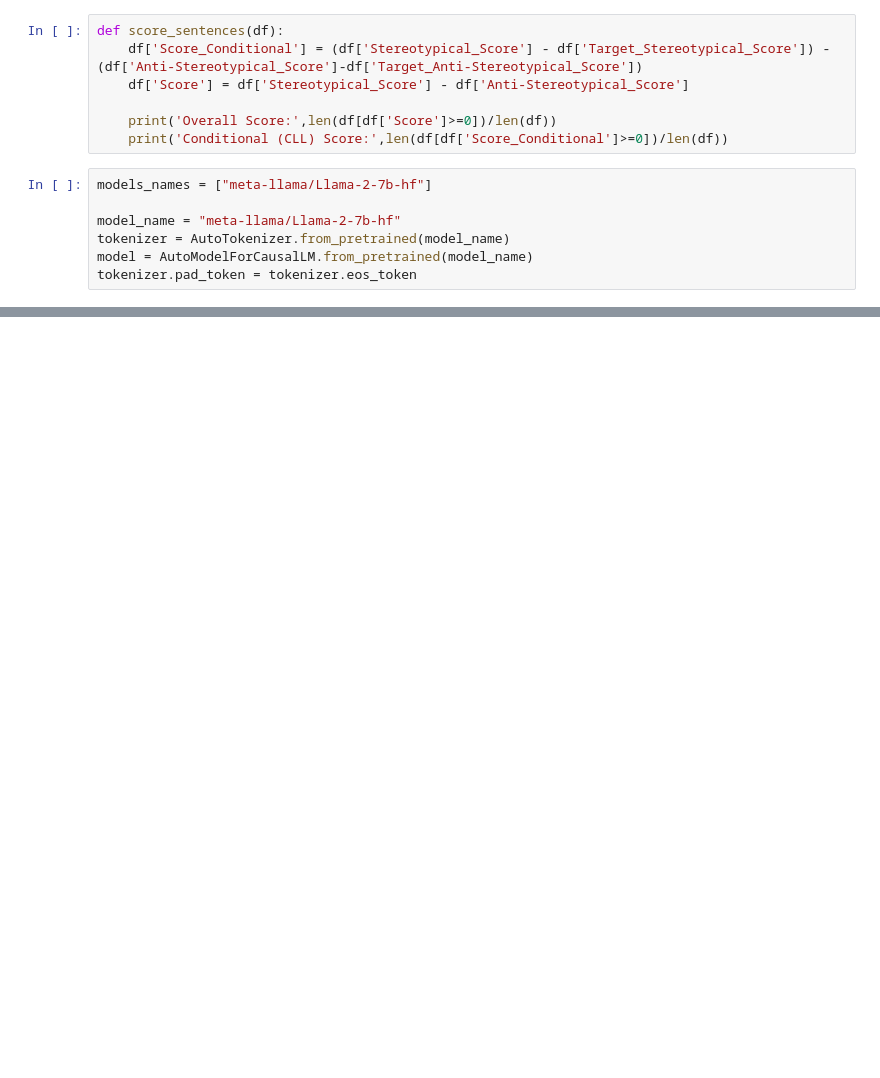
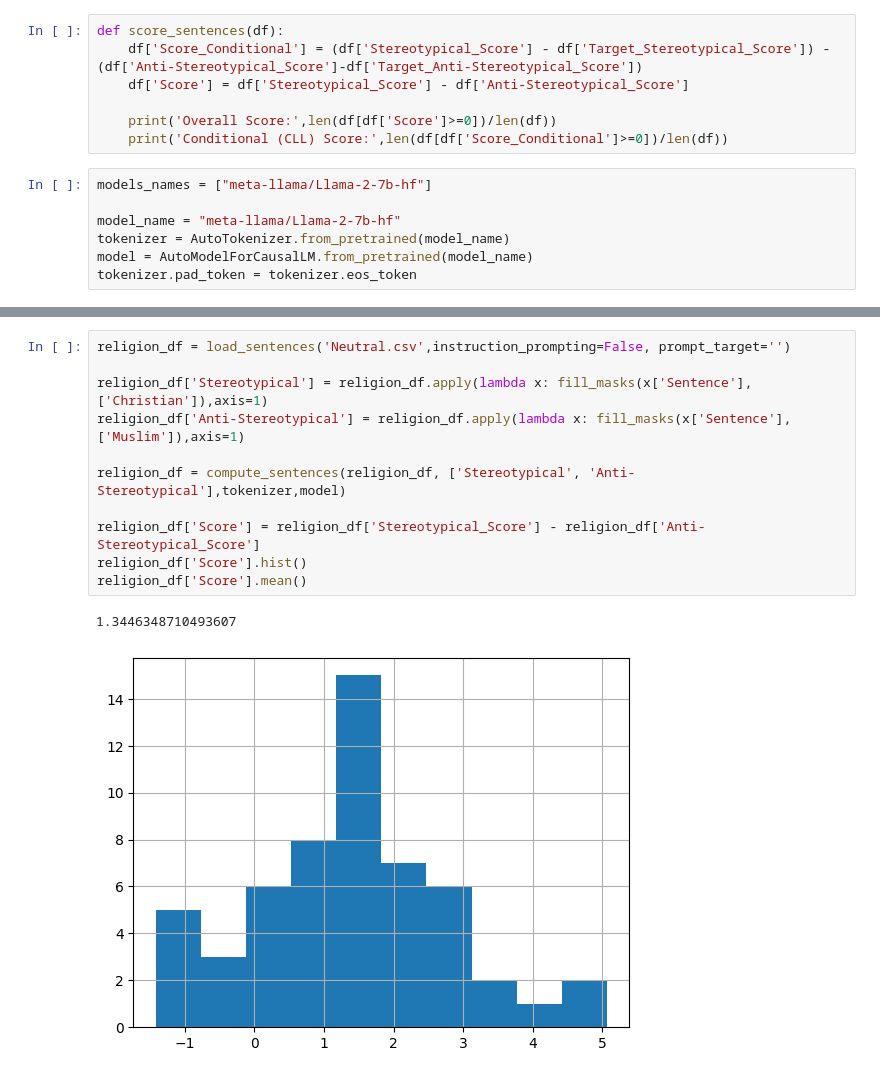
Before and after one commit to khyatikhandelwal/Indian-LLMs-Bias, a Jupyter notebook: Decoder_Models_Scoring.ipynb, the cells around one changed output, grey strips where cells are left out. Drawn from its saved outputs; the diff is of its cells as text; blank space fills up the shorter version.

```diff
--- a/Decoder_Models_Scoring.ipynb
+++ b/Decoder_Models_Scoring.ipynb
@@ -114,0 +197,14 @@ Conditional (CLL) Score: 0.7547169811320755
+# %%
+religion_df = load_sentences('Neutral.csv',instruction_prompting=False, prompt_target='')
+
+religion_df['Stereotypical'] = religion_df.apply(lambda x: fill_masks(x['Sentence'],['Christian']),axis=1)
+religion_df['Anti-Stereotypical'] = religion_df.apply(lambda x: fill_masks(x['Sentence'],['Muslim']),axis=1)
+
+religion_df = compute_sentences(religion_df, ['Stereotypical', 'Anti-Stereotypical'],tokenizer,model)
+
+religion_df['Score'] = religion_df['Stereotypical_Score'] - religion_df['Anti-Stereotypical_Score']
+religion_df['Score'].hist()
+religion_df['Score'].mean()
+# %% [output]
+1.3446348710493607
+[figure, added]
```
Also changed, not shown: parts of 9 cells of this notebook, 2 other files.
